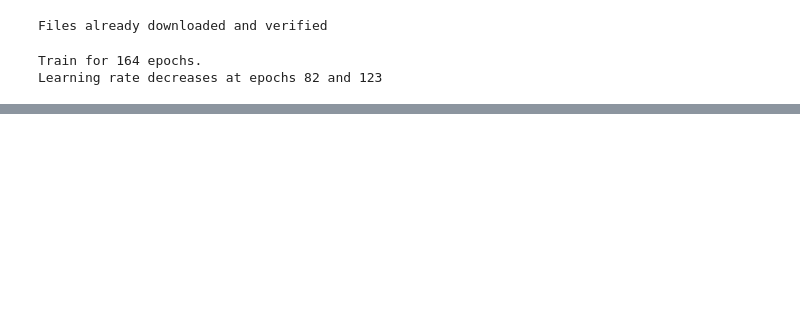
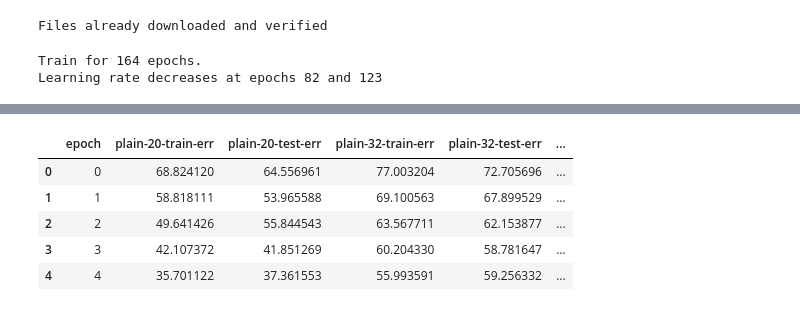
Before and after one commit to sthalles/book-resources, a Jupyter notebook: chapter1/resnet_plain_network_experiments.ipynb, the cells around one changed output, grey strips where cells are left out. Drawn from its saved outputs; the diff is of its cells as text; code cells hidden in the pictures; blank space fills up the shorter version.

```diff
--- a/chapter1/resnet_plain_network_experiments.ipynb
+++ b/chapter1/resnet_plain_network_experiments.ipynb
@@ -253,0 +309,18 @@ plt.show()
+# %%
+df = pd.DataFrame({"epoch": range(len(trainer20.training_error)),
+              "plain-20-train-err": trainer20.training_error,
+              "plain-20-test-err": trainer20.testing_error,
+              "plain-32-train-err": trainer32.training_error,
+              "plain-32-test-err": trainer32.testing_error,
+              "plain-44-train-err": trainer44.training_error,
+              "plain-44-test-err": trainer44.testing_error})
+df.to_csv('plain_net_experiment.csv', index=False)
+# %%
+df.head()
+# %% [output]
+|  | epoch | plain-20-train-err | plain-20-test-err | plain-32-train-err | plain-32-test-err | ... |
+| 0 | 0 | 68.824120 | 64.556961 | 77.003204 | 72.705696 | ... |
+| 1 | 1 | 58.818111 | 53.965588 | 69.100563 | 67.899529 | ... |
+| 2 | 2 | 49.641426 | 55.844543 | 63.567711 | 62.153877 | ... |
+| 3 | 3 | 42.107372 | 41.851269 | 60.204330 | 58.781647 | ... |
+| 4 | 4 | 35.701122 | 37.361553 | 55.993591 | 59.256332 | ... |
```
Also changed, not shown: parts of 24 cells of this notebook.
